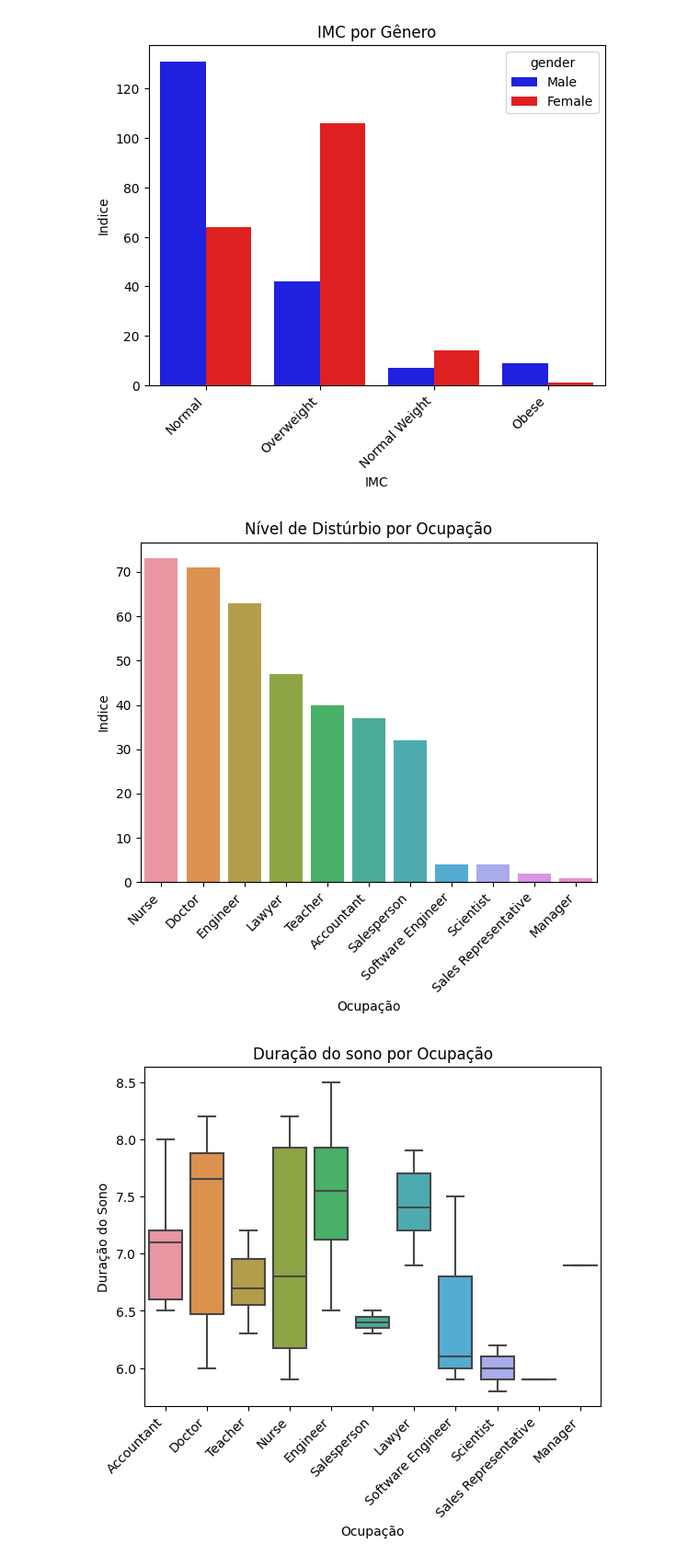
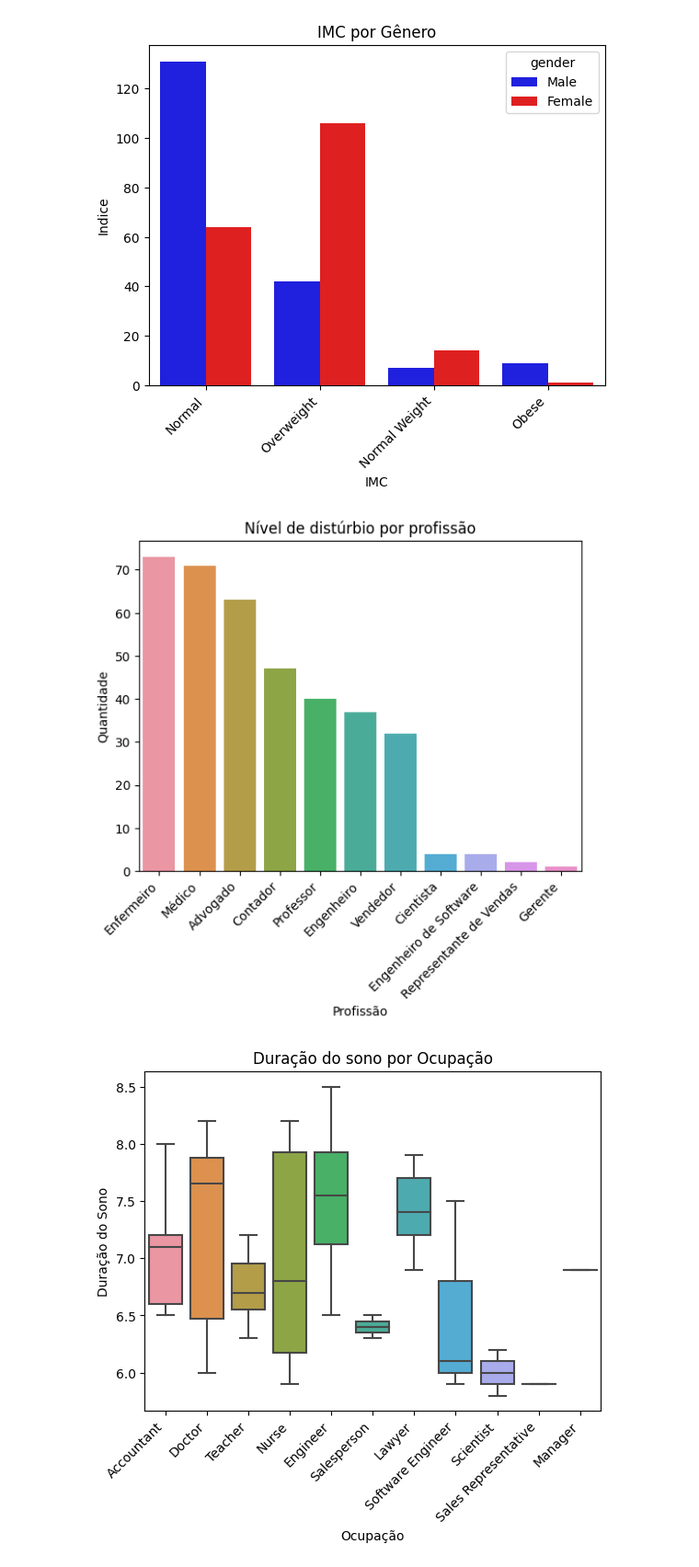
Before and after one commit to matheusvfp/Disturbios_do_Sono, a Jupyter notebook: data_analysis.ipynb, the cells around one changed output. Shown at 92% size. Saved outputs shown, nothing was run; the diff lists cells and outputs as text; code cells hidden in the pictures.

```diff
--- a/data_analysis.ipynb
+++ b/data_analysis.ipynb
@@ -55,8 +57,11 @@ df['systolic'] = df['systolic'].astype('int')
 df['diastolic'] = df['diastolic'].astype('int')
 df.drop('blood_pressure', axis=1, inplace=True)
 # %%
+# Assuming the original values in the 'gender' column are 'female' and 'male'
+df['gender'] = df['gender'].replace({'Female': 'F', 'Male': 'M'})
+
 plt.pie(df['gender'].value_counts().values,
-        labels=df['gender'].value_counts().index, autopct='%1.1f%%', startangle=140)
+        labels=df['gender'].value_counts().index, autopct='%1.1f%%', startangle=140, textprops={'fontsize': 12})
 
 plt.title('Distribuição de Gênero')
 
@@ -67,21 +72,32 @@ plt.show()
 gender_by_occupation = df.groupby(
     ['occupation', 'gender']).size().reset_index(name='count')
 
-gender_colors = {'Male': 'blue', 'Female': 'red'}
+gender_colors = {'M': 'blue', 'F': 'orange'}
 
 gender_by_occupation = gender_by_occupation.sort_values(
     by='count', ascending=False)
 
-
 sns.barplot(y='count', x='occupation', hue='gender', data=gender_by_occupation,
             palette=gender_colors, width=0.8)
 
-plt.title('Ocupação por Gênero')
-plt.xlabel('Ocupação')
-plt.ylabel('Indice')
+plt.title('Profissão por Gênero')
+plt.xlabel('Profissão')
+plt.ylabel('Quantidade de pessoas')
 
-plt.xticks(rotation=45, ha='right')
+occupation_names_pt = [
+    'Enfermeiro', 'Médico', 'Advogado',  'Contador',  'Professor',
+     'Engenheiro', 'Vendedor', 'Cientista',  'Engenheiro de Software',
+      'Representante de Vendas', 'Gerente'
+]
 
+plt.xticks(
+    ticks=range(len(occupation_names_pt)),
+    labels=occupation_names_pt,
+    rotation=45,
+    ha='right'
+)
+
+plt.legend(title='Gênero')
 
 plt.show()
 # %% [output]
@@ -112,19 +128,26 @@ plt.show()
 # %%
 occupation_counts = df['occupation'].value_counts(
 ).sort_values(ascending=False)
 
 
 sns.barplot(x=occupation_counts.index, y=occupation_counts.values)
 
-plt.title('Nível de Distúrbio por Ocupação')
-plt.xlabel('Ocupação')
-plt.ylabel('Indice')
+plt.xticks(
+    ticks=range(len(occupation_names_pt)),
+    labels=occupation_names_pt,
+    rotation=45,
+    ha='right'
+)
+
+plt.title('Nível de distúrbio por profissão')
+plt.xlabel('Profissão')
+plt.ylabel('Quantidade')
 
 plt.xticks(rotation=45, ha='right')
 
 plt.show()
 # %% [output]
-[figure, old version]
+[figure, new version]
 # %%
 sleep_duration_by_occupation = df.groupby(
     ['sleep_duration', 'occupation']).size().reset_index(name='count')
```
Also changed, not shown: parts of 8 cells of this notebook, 3 other files.
